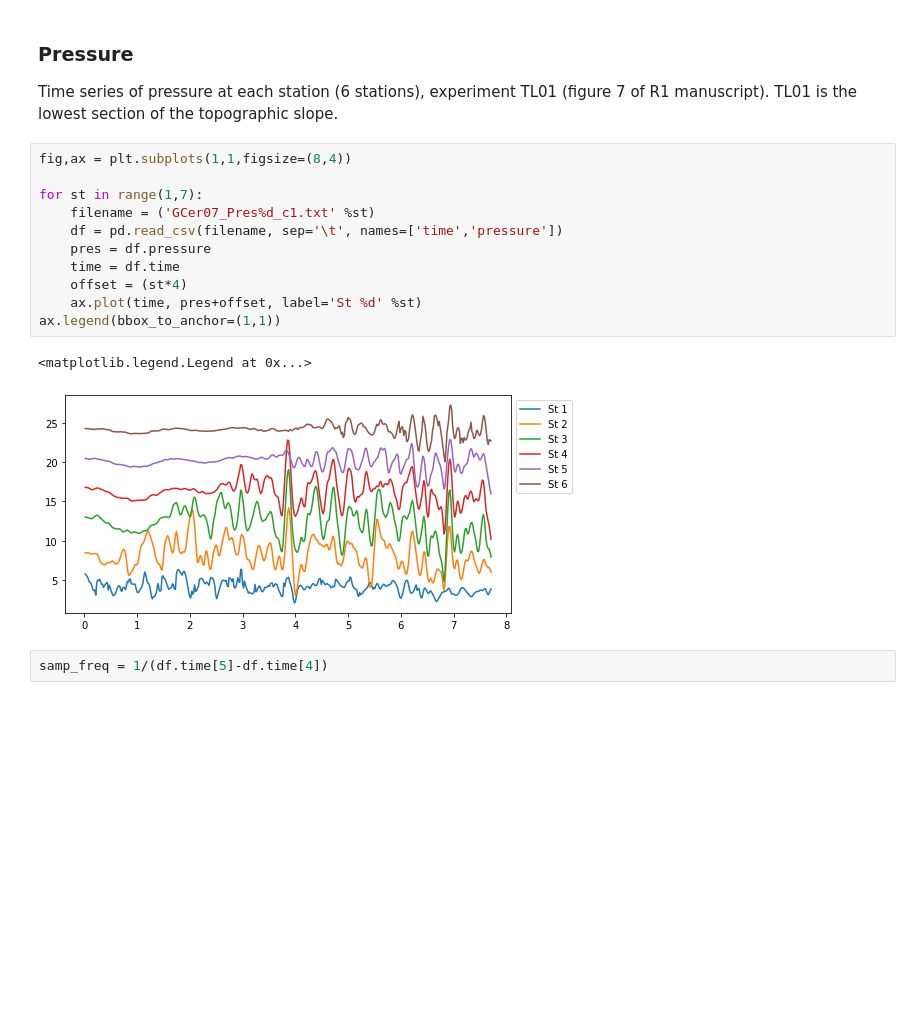
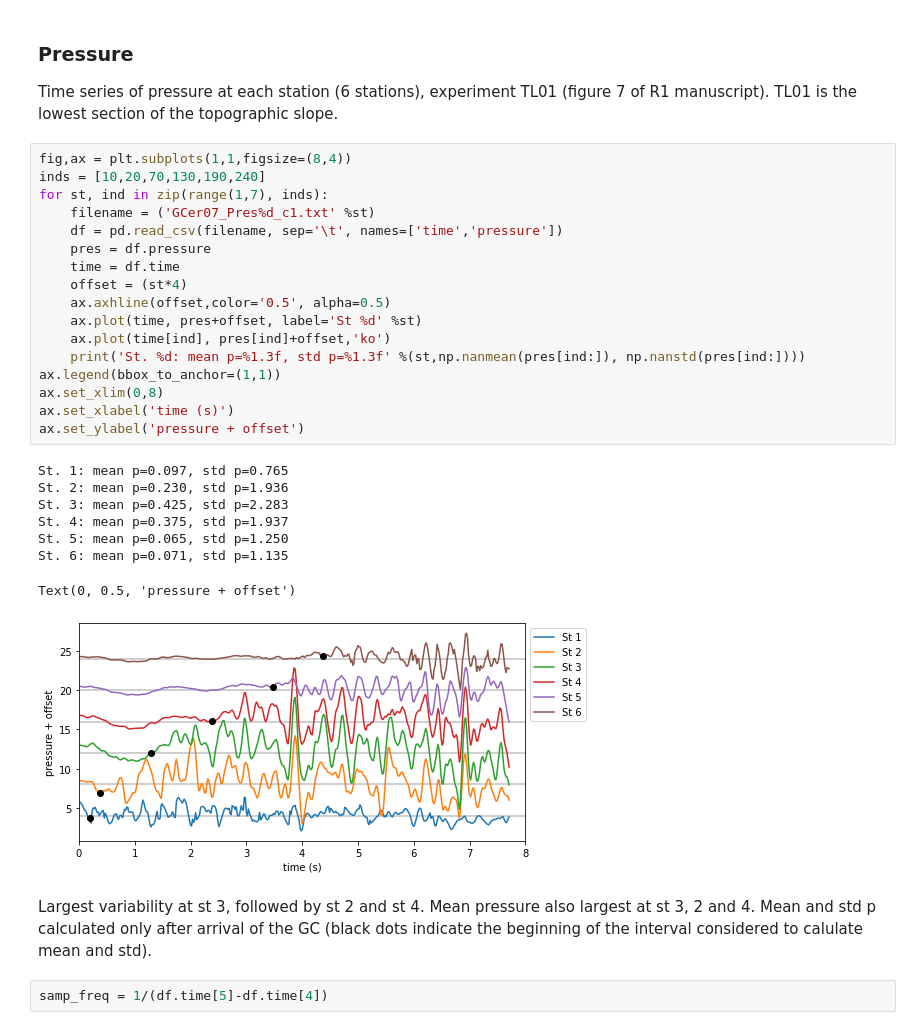
Before and after one commit to anakarinarm/GravityCurrent, a Jupyter notebook: paper_correcciones/pressure_timeseries_analysis.ipynb, the cells around one changed output. Drawn from its saved outputs; the diff is of its cells as text; blank space fills up the shorter version.

Commit message:
mean and std p

```diff
--- a/paper_correcciones/pressure_timeseries_analysis.ipynb
+++ b/paper_correcciones/pressure_timeseries_analysis.ipynb
@@ -21,18 +21,32 @@ import seaborn as sns
 Time series of pressure at each station (6 stations), experiment TL01 (figure 7 of R1 manuscript). TL01 is the lowest section of the topographic slope.
 # %%
 fig,ax = plt.subplots(1,1,figsize=(8,4))
-
-for st in range(1,7):
+inds = [10,20,70,130,190,240]
+for st, ind in zip(range(1,7), inds):
     filename = ('GCer07_Pres%d_c1.txt' %st)
     df = pd.read_csv(filename, sep='\t', names=['time','pressure'])
     pres = df.pressure
     time = df.time
     offset = (st*4)
+    ax.axhline(offset,color='0.5', alpha=0.5)
     ax.plot(time, pres+offset, label='St %d' %st)
+    ax.plot(time[ind], pres[ind]+offset,'ko')
+    print('St. %d: mean p=%1.3f, std p=%1.3f' %(st,np.nanmean(pres[ind:]), np.nanstd(pres[ind:])))
 ax.legend(bbox_to_anchor=(1,1))
+ax.set_xlim(0,8)
+ax.set_xlabel('time (s)')
+ax.set_ylabel('pressure + offset')
 # %% [output]
-<matplotlib.legend.Legend at 0x...>
+St. 1: mean p=0.097, std p=0.765
+St. 2: mean p=0.230, std p=1.936
+St. 3: mean p=0.425, std p=2.283
+St. 4: mean p=0.375, std p=1.937
+St. 5: mean p=0.065, std p=1.250
+St. 6: mean p=0.071, std p=1.135
+Text(0, 0.5, 'pressure + offset')
-[figure, old version]
+[figure, new version]
+# %% [markdown]
+Largest variability at st 3, followed by st 2 and st 4. Mean pressure also largest at st 3, 2 and 4. Mean and std p calculated only after arrival of the GC (black dots indicate the beginning of the interval considered to calulate mean and std).
 # %%
 samp_freq = 1/(df.time[5]-df.time[4])
 # %% [markdown]
```
Also changed, not shown: parts of 11 cells of this notebook.
